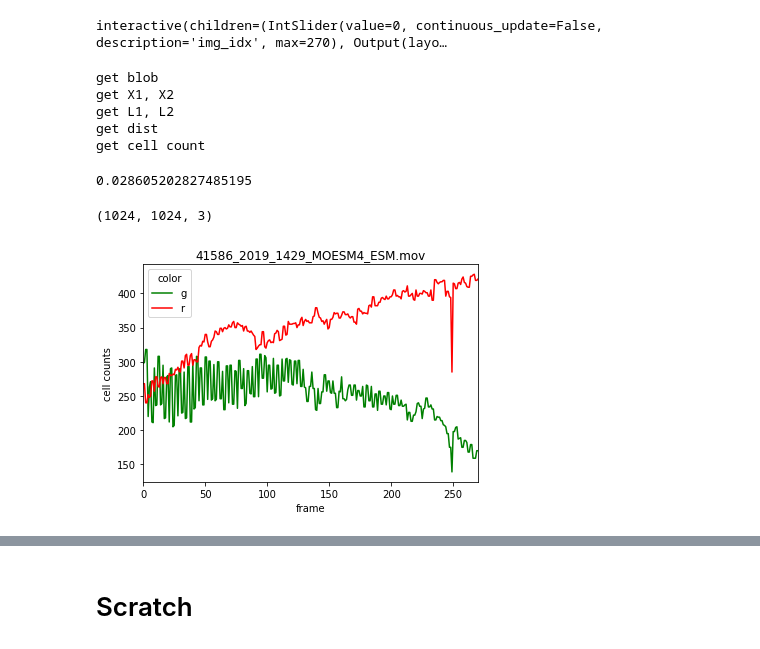
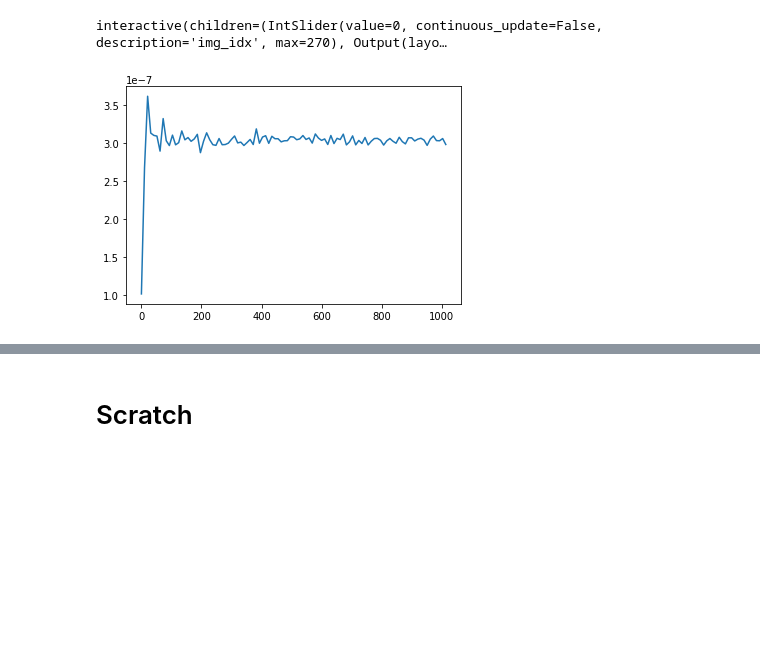
Before and after one commit to javadnoorb/flowermodel, a Jupyter notebook: notebooks/2019-09-15-flower-data-analysis.ipynb, the cells around one changed output, grey strips where cells are left out. Cells and saved outputs as stored; diff of their text form; code cells hidden in the pictures; blank space fills up the shorter version.

Commit message:
framerdf

```diff
--- a/notebooks/2019-09-15-flower-data-analysis.ipynb
+++ b/notebooks/2019-09-15-flower-data-analysis.ipynb
@@ -125,30 +74,11 @@ class blobrdf:
 # %%
-# from flowermodel.calculate_rdf_OOP import blobrdf
-image_idx = 0
+from flowermodel.calculate_rdf import framerdf
+
+image_idx = 100
 color1 = 'g'
 color2 = 'r'
 
-rdfobj = blobrdf(vid, blobs, image_idx, color1, color2)
+rdf = blobrdf(vid, blobs, image_idx, color1, color2)#rdfobj.calculate_rdf()
+plt.plot(rdf.rvals, rdf.rdf);
 # %% [output]
-get blob
-get X1, X2
-get L1, L2
-get dist
-get cell count
+[figure, added]
-# %%
-rdfobj.calculate_rdf(r1, r2, N)
-# %% [output]
-0.028605202827485195
-# %%
-assert np.all(np.diff(np.array([vid.get_data(0).shape for n in range(vid.count_frames())]),
-                      axis=0) == 0), 'Some video frames have a different size'
-vid.get_data(0).shape
-# %% [output]
-(1024, 1024, 3)
-# %%
-blobcounts = blobs.groupby(['frame', 'color']).size().unstack()
-blobcounts.plot(color=['g', 'r'])
-plt.ylabel('cell counts');
-plt.title(moviefile);
-# %% [output]
-[figure, removed]
```
Also changed, not shown: parts of 22 cells of this notebook, 1 other file.
